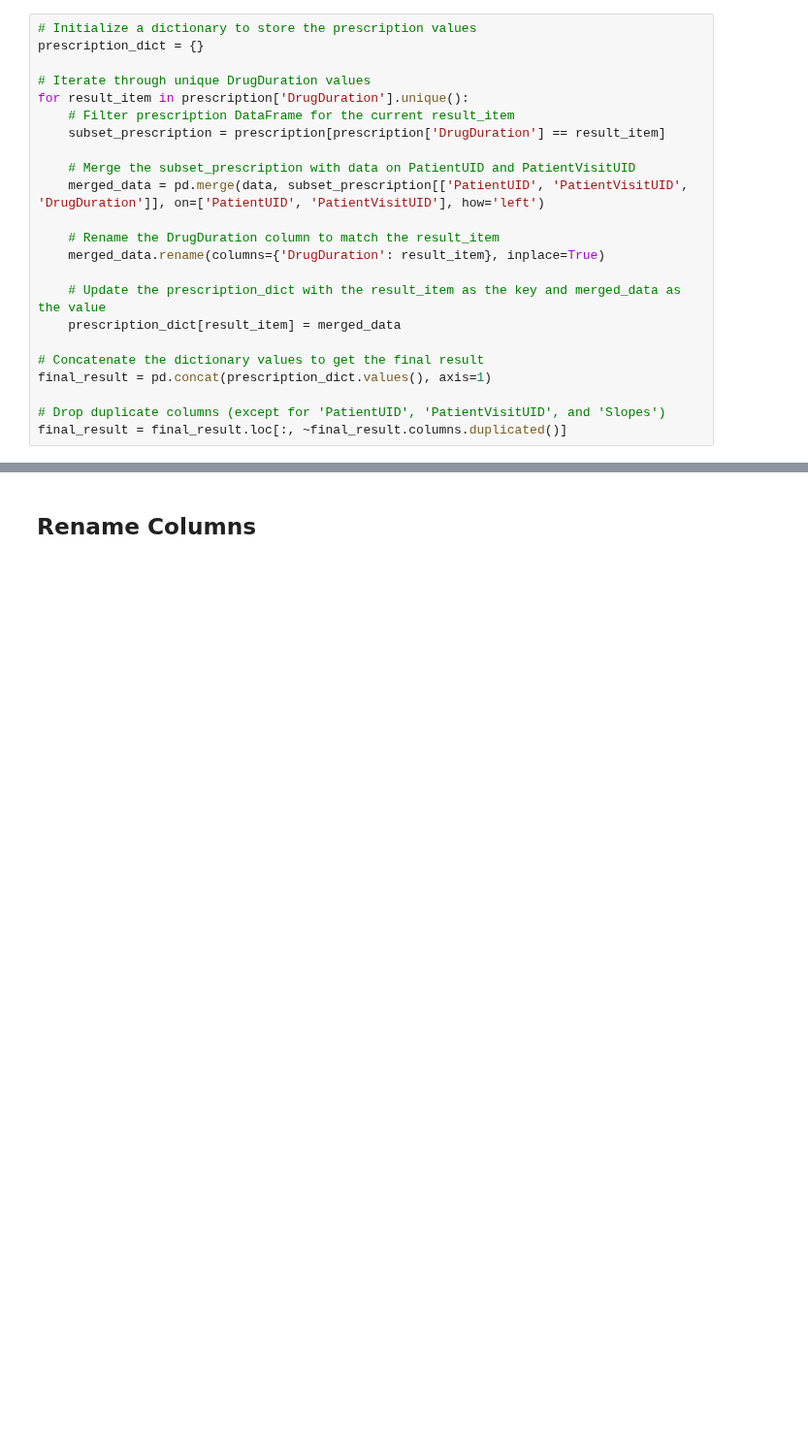
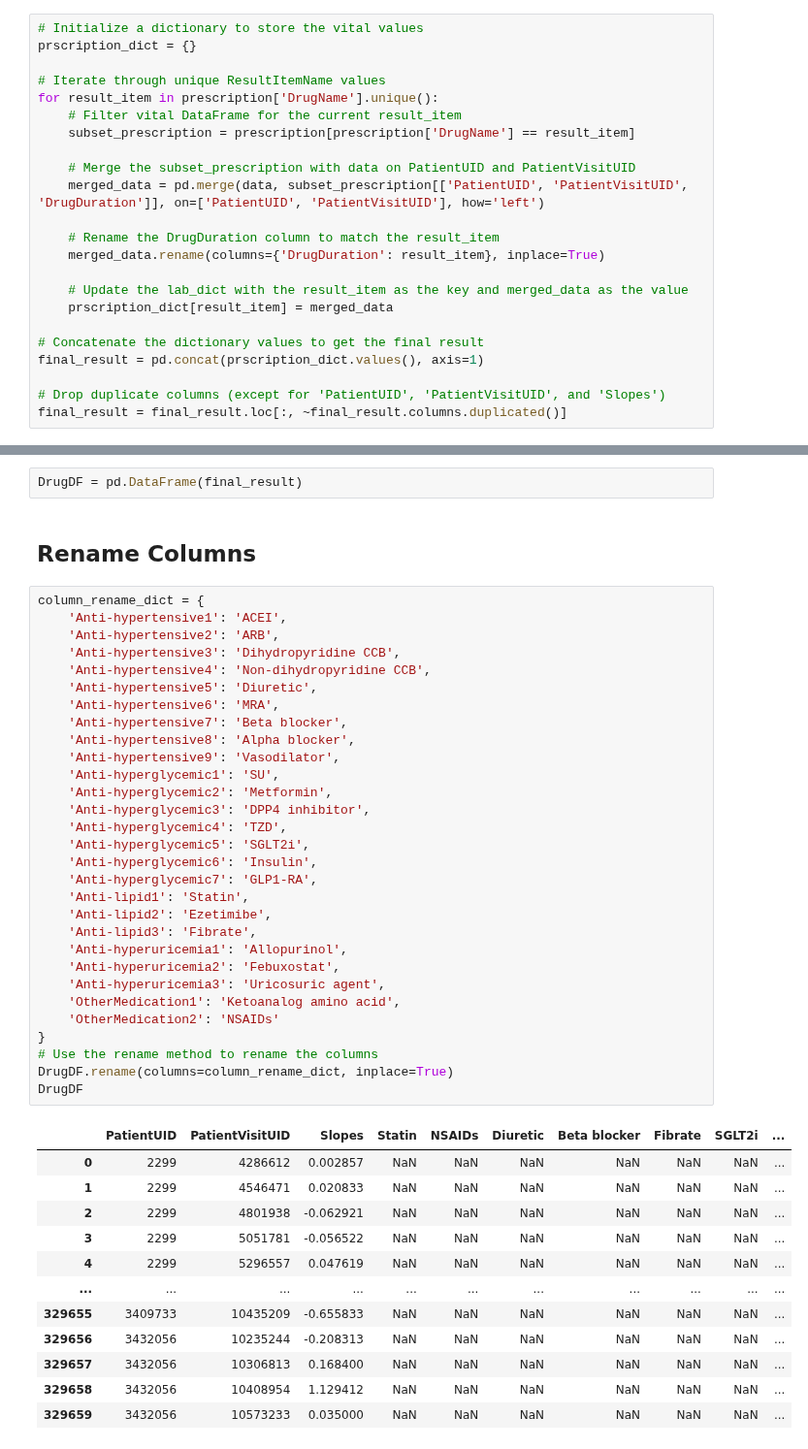
Before and after one commit to nxxk23/PROJECT, a Jupyter notebook: FileMedication.ipynb, the cells around one changed output, grey strips where cells are left out. Shown at 97% size. Cells and saved outputs as stored; diff of their text form; blank space fills up the shorter version.

Commit message:
แปลง DrugType(Name) to column fill with DrugDuration

```diff
--- a/FileMedication.ipynb
+++ b/FileMedication.ipynb
@@ -220,13 +222,13 @@ prescription = prescription[prescription['DrugName'].isin(updated_result_names)]
 # %% [markdown]
 # **DrugWideTable**
 # %%
-# Initialize a dictionary to store the prescription values
-prescription_dict = {}
+# Initialize a dictionary to store the vital values
+prscription_dict = {}
 
-# Iterate through unique DrugDuration values
-for result_item in prescription['DrugDuration'].unique():
-    # Filter prescription DataFrame for the current result_item
-    subset_prescription = prescription[prescription['DrugDuration'] == result_item]
+# Iterate through unique ResultItemName values
+for result_item in prescription['DrugName'].unique():
+    # Filter vital DataFrame for the current result_item
+    subset_prescription = prescription[prescription['DrugName'] == result_item]
 
     # Merge the subset_prescription with data on PatientUID and PatientVisitUID
     merged_data = pd.merge(data, subset_prescription[['PatientUID', 'PatientVisitUID', 'DrugDuration']], on=['PatientUID', 'PatientVisitUID'], how='left')
@@ -234,11 +236,11 @@ for result_item in prescription['DrugDuration'].unique():
     # Rename the DrugDuration column to match the result_item
     merged_data.rename(columns={'DrugDuration': result_item}, inplace=True)
 
-    # Update the prescription_dict with the result_item as the key and merged_data as the value
-    prescription_dict[result_item] = merged_data
+    # Update the lab_dict with the result_item as the key and merged_data as the value
+    prscription_dict[result_item] = merged_data
 
 # Concatenate the dictionary values to get the final result
-final_result = pd.concat(prescription_dict.values(), axis=1)
+final_result = pd.concat(prscription_dict.values(), axis=1)
 
 # Drop duplicate columns (except for 'PatientUID', 'PatientVisitUID', and 'Slopes')
 final_result = final_result.loc[:, ~final_result.columns.duplicated()]
@@ -253,2 +279,47 @@ final_result
+# %%
+DrugDF = pd.DataFrame(final_result)
 # %% [markdown]
 ## **Rename Columns**
+# %%
+column_rename_dict = {
+    'Anti-hypertensive1': 'ACEI',
+    'Anti-hypertensive2': 'ARB',
+    'Anti-hypertensive3': 'Dihydropyridine CCB',
+    'Anti-hypertensive4': 'Non-dihydropyridine CCB',
+    'Anti-hypertensive5': 'Diuretic',
+    'Anti-hypertensive6': 'MRA',
+    'Anti-hypertensive7': 'Beta blocker',
+    'Anti-hypertensive8': 'Alpha blocker',
+    'Anti-hypertensive9': 'Vasodilator',
+    'Anti-hyperglycemic1': 'SU',
+    'Anti-hyperglycemic2': 'Metformin',
+    'Anti-hyperglycemic3': 'DPP4 inhibitor',
+    'Anti-hyperglycemic4': 'TZD',
+    'Anti-hyperglycemic5': 'SGLT2i',
+    'Anti-hyperglycemic6': 'Insulin',
+    'Anti-hyperglycemic7': 'GLP1-RA',
+    'Anti-lipid1': 'Statin',
+    'Anti-lipid2': 'Ezetimibe',
+    'Anti-lipid3': 'Fibrate',
+    'Anti-hyperuricemia1': 'Allopurinol',
+    'Anti-hyperuricemia2': 'Febuxostat',
+    'Anti-hyperuricemia3': 'Uricosuric agent',
+    'OtherMedication1': 'Ketoanalog amino acid',
+    'OtherMedication2': 'NSAIDs'
+}
+# Use the rename method to rename the columns
+DrugDF.rename(columns=column_rename_dict, inplace=True)
+DrugDF
+# %% [output]
+|  | PatientUID | PatientVisitUID | Slopes | Statin | NSAIDs | Diuretic | Beta blocker | Fibrate | SGLT2i | ... |
+| 0 | 2299 | 4286612 | 0.002857 | NaN | NaN | NaN | NaN | NaN | NaN | ... |
+| 1 | 2299 | 4546471 | 0.020833 | NaN | NaN | NaN | NaN | NaN | NaN | ... |
+| 2 | 2299 | 4801938 | -0.062921 | NaN | NaN | NaN | NaN | NaN | NaN | ... |
+| 3 | 2299 | 5051781 | -0.056522 | NaN | NaN | NaN | NaN | NaN | NaN | ... |
+| 4 | 2299 | 5296557 | 0.047619 | NaN | NaN | NaN | NaN | NaN | NaN | ... |
+| ... | ... | ... | ... | ... | ... | ... | ... | ... | ... | ... |
+| 329655 | 3409733 | 10435209 | -0.655833 | NaN | NaN | NaN | NaN | NaN | NaN | ... |
+| 329656 | 3432056 | 10235244 | -0.208313 | NaN | NaN | NaN | NaN | NaN | NaN | ... |
+| 329657 | 3432056 | 10306813 | 0.168400 | NaN | NaN | NaN | NaN | NaN | NaN | ... |
+| 329658 | 3432056 | 10408954 | 1.129412 | NaN | NaN | NaN | NaN | NaN | NaN | ... |
+| 329659 | 3432056 | 10573233 | 0.035000 | NaN | NaN | NaN | NaN | NaN | NaN | ... |
```
Also changed, not shown: parts of 15 cells of this notebook.
